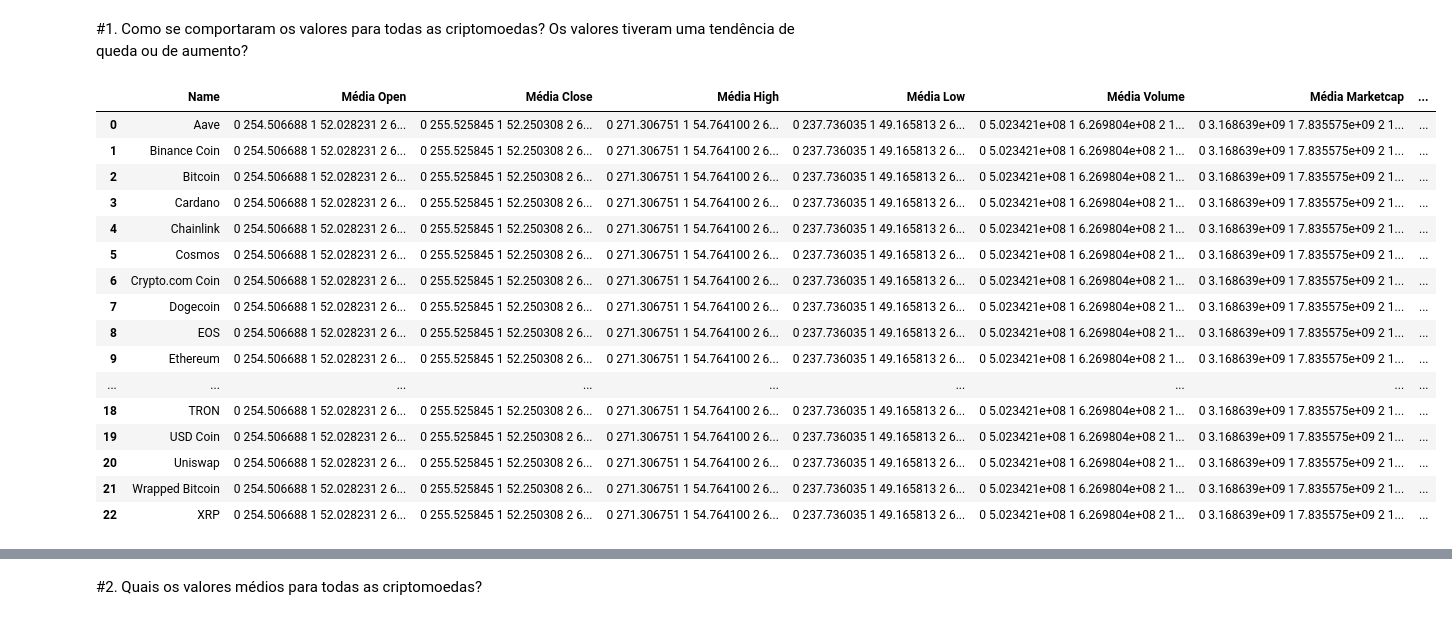
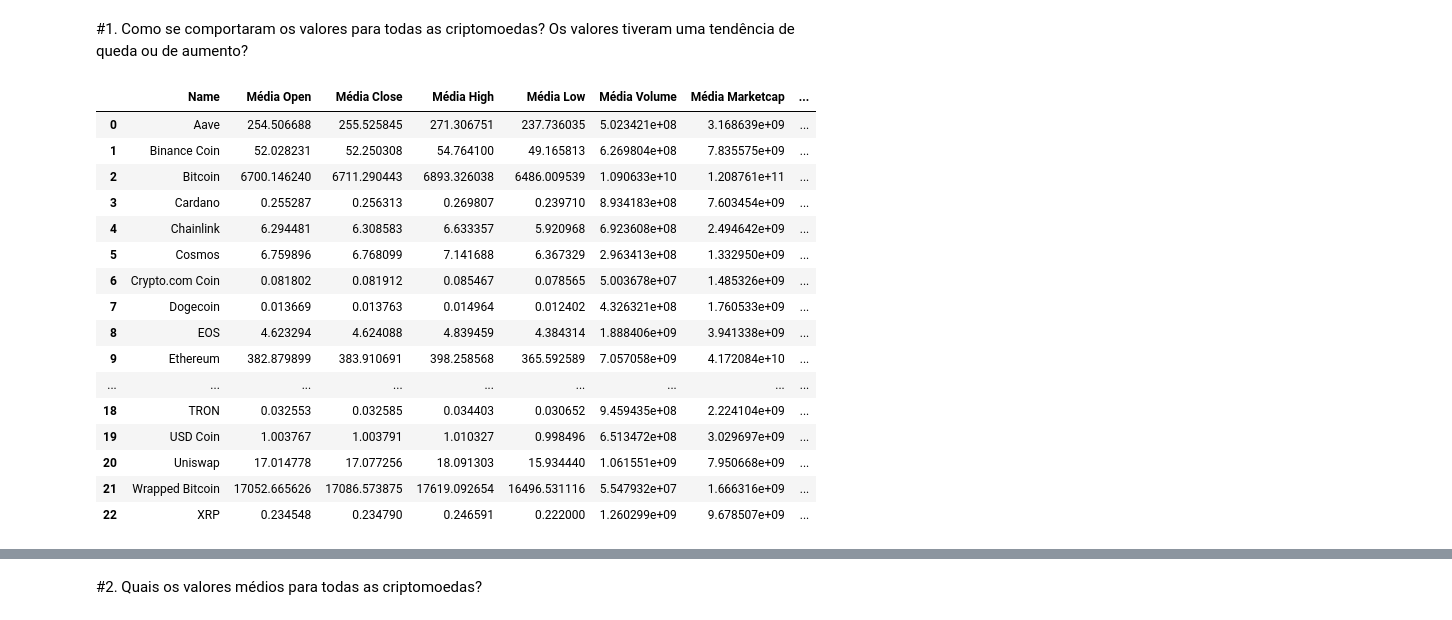
Before and after one commit to WillianXG/Projeto_Em_grupo-Modulo-3, a Jupyter notebook: grupoModulo3.ipynb, the cells around one changed output, grey strips where cells are left out. Saved outputs shown, nothing was run; the diff lists cells and outputs as text; code cells hidden in the pictures.

```diff
--- a/grupoModulo3.ipynb
+++ b/grupoModulo3.ipynb
@@ -140,16 +140,26 @@ def diasSemana(criptomoedas):
 
 def calculandoTendencia(criptomoedas):
     resultados = []
+
     for criptomoeda in criptomoedas:
-        name=statistics.mode(criptomoeda['Name'])
+        name = criptomoeda['Name'].iloc[0]  # Obtém o nome da criptomoeda
+
         # Calcula a diferença entre os preços de fechamento consecutivos
         criptomoeda['Diferença'] = criptomoeda['Close'].diff()
 
-        # Calcula a média de cada coluna numérica
-        media = calculandoMedia(criptomoedas)
+        # Calcula as médias de cada coluna numérica
+        media = {
+            'Open': criptomoeda['Open'].mean(),
+            'Close': criptomoeda['Close'].mean(),
+            'High': criptomoeda['High'].mean(),
+            'Low': criptomoeda['Low'].mean(),
+            'Volume': criptomoeda['Volume'].mean(),
+            'Marketcap': criptomoeda['Marketcap'].mean()
+        }
 
         # Calcula a tendência geral para esta criptomoeda usando mode
-        tendencia_geral = statistics.mode(criptomoeda['Diferença'].apply(lambda x: '↑' if x > 0 else ('↓' if x < 0 else '-')))
+        tendencia_geral = statistics.mode(criptomoeda['Diferença'].apply(lambda x: '1' if x > 0 else ('0' if x < 0 else '-')))
+
         # Adiciona a tendência geral e as médias ao resultado
         resultados.append({
             'Name': name,
@@ -162,7 +172,7 @@ def calculandoTendencia(criptomoedas):
             'Tendência Geral': tendencia_geral
         })
 
-        # Remove as colunas de diferença, se necessário
+        # Remove a coluna de diferença, se necessário
         criptomoeda.drop(columns=['Diferença'], inplace=True)
 
     # Retorna o resultado final como DataFrame
@@ -323,28 +333,29 @@ for indice, criptomoeda in enumerate(criptomoedas):
 # %%
 calculandoTendencia(criptomoedas)
 
 tendencia = pd.DataFrame(calculandoTendencia(criptomoedas))
 
 df = tendencia
+df['Tendência Geral'] = df['Tendência Geral'].astype(int)
 df
 # %% [output]
 |  | Name | Média Open | Média Close | Média High | Média Low | Média Volume | Média Marketcap | ... |
-| 0 | Aave | 0 254.506688 1 52.028231 2 6... | 0 255.525845 1 52.250308 2 6... | 0 271.306751 1 54.764100 2 6... | 0 237.736035 1 49.165813 2 6... | 0 5.023421e+08 1 6.269804e+08 2 1... | 0 3.168639e+09 1 7.835575e+09 2 1... | ... |
-| 1 | Binance Coin | 0 254.506688 1 52.028231 2 6... | 0 255.525845 1 52.250308 2 6... | 0 271.306751 1 54.764100 2 6... | 0 237.736035 1 49.165813 2 6... | 0 5.023421e+08 1 6.269804e+08 2 1... | 0 3.168639e+09 1 7.835575e+09 2 1... | ... |
-| 2 | Bitcoin | 0 254.506688 1 52.028231 2 6... | 0 255.525845 1 52.250308 2 6... | 0 271.306751 1 54.764100 2 6... | 0 237.736035 1 49.165813 2 6... | 0 5.023421e+08 1 6.269804e+08 2 1... | 0 3.168639e+09 1 7.835575e+09 2 1... | ... |
-| 3 | Cardano | 0 254.506688 1 52.028231 2 6... | 0 255.525845 1 52.250308 2 6... | 0 271.306751 1 54.764100 2 6... | 0 237.736035 1 49.165813 2 6... | 0 5.023421e+08 1 6.269804e+08 2 1... | 0 3.168639e+09 1 7.835575e+09 2 1... | ... |
-| 4 | Chainlink | 0 254.506688 1 52.028231 2 6... | 0 255.525845 1 52.250308 2 6... | 0 271.306751 1 54.764100 2 6... | 0 237.736035 1 49.165813 2 6... | 0 5.023421e+08 1 6.269804e+08 2 1... | 0 3.168639e+09 1 7.835575e+09 2 1... | ... |
-| 5 | Cosmos | 0 254.506688 1 52.028231 2 6... | 0 255.525845 1 52.250308 2 6... | 0 271.306751 1 54.764100 2 6... | 0 237.736035 1 49.165813 2 6... | 0 5.023421e+08 1 6.269804e+08 2 1... | 0 3.168639e+09 1 7.835575e+09 2 1... | ... |
-| 6 | Crypto.com Coin | 0 254.506688 1 52.028231 2 6... | 0 255.525845 1 52.250308 2 6... | 0 271.306751 1 54.764100 2 6... | 0 237.736035 1 49.165813 2 6... | 0 5.023421e+08 1 6.269804e+08 2 1... | 0 3.168639e+09 1 7.835575e+09 2 1... | ... |
-| 7 | Dogecoin | 0 254.506688 1 52.028231 2 6... | 0 255.525845 1 52.250308 2 6... | 0 271.306751 1 54.764100 2 6... | 0 237.736035 1 49.165813 2 6... | 0 5.023421e+08 1 6.269804e+08 2 1... | 0 3.168639e+09 1 7.835575e+09 2 1... | ... |
-| 8 | EOS | 0 254.506688 1 52.028231 2 6... | 0 255.525845 1 52.250308 2 6... | 0 271.306751 1 54.764100 2 6... | 0 237.736035 1 49.165813 2 6... | 0 5.023421e+08 1 6.269804e+08 2 1... | 0 3.168639e+09 1 7.835575e+09 2 1... | ... |
-| 9 | Ethereum | 0 254.506688 1 52.028231 2 6... | 0 255.525845 1 52.250308 2 6... | 0 271.306751 1 54.764100 2 6... | 0 237.736035 1 49.165813 2 6... | 0 5.023421e+08 1 6.269804e+08 2 1... | 0 3.168639e+09 1 7.835575e+09 2 1... | ... |
+| 0 | Aave | 254.506688 | 255.525845 | 271.306751 | 237.736035 | 5.023421e+08 | 3.168639e+09 | ... |
+| 1 | Binance Coin | 52.028231 | 52.250308 | 54.764100 | 49.165813 | 6.269804e+08 | 7.835575e+09 | ... |
+| 2 | Bitcoin | 6700.146240 | 6711.290443 | 6893.326038 | 6486.009539 | 1.090633e+10 | 1.208761e+11 | ... |
+| 3 | Cardano | 0.255287 | 0.256313 | 0.269807 | 0.239710 | 8.934183e+08 | 7.603454e+09 | ... |
+| 4 | Chainlink | 6.294481 | 6.308583 | 6.633357 | 5.920968 | 6.923608e+08 | 2.494642e+09 | ... |
+| 5 | Cosmos | 6.759896 | 6.768099 | 7.141688 | 6.367329 | 2.963413e+08 | 1.332950e+09 | ... |
+| 6 | Crypto.com Coin | 0.081802 | 0.081912 | 0.085467 | 0.078565 | 5.003678e+07 | 1.485326e+09 | ... |
+| 7 | Dogecoin | 0.013669 | 0.013763 | 0.014964 | 0.012402 | 4.326321e+08 | 1.760533e+09 | ... |
+| 8 | EOS | 4.623294 | 4.624088 | 4.839459 | 4.384314 | 1.888406e+09 | 3.941338e+09 | ... |
+| 9 | Ethereum | 382.879899 | 383.910691 | 398.258568 | 365.592589 | 7.057058e+09 | 4.172084e+10 | ... |
 | ... | ... | ... | ... | ... | ... | ... | ... | ... |
-| 18 | TRON | 0 254.506688 1 52.028231 2 6... | 0 255.525845 1 52.250308 2 6... | 0 271.306751 1 54.764100 2 6... | 0 237.736035 1 49.165813 2 6... | 0 5.023421e+08 1 6.269804e+08 2 1... | 0 3.168639e+09 1 7.835575e+09 2 1... | ... |
-| 19 | USD Coin | 0 254.506688 1 52.028231 2 6... | 0 255.525845 1 52.250308 2 6... | 0 271.306751 1 54.764100 2 6... | 0 237.736035 1 49.165813 2 6... | 0 5.023421e+08 1 6.269804e+08 2 1... | 0 3.168639e+09 1 7.835575e+09 2 1... | ... |
-| 20 | Uniswap | 0 254.506688 1 52.028231 2 6... | 0 255.525845 1 52.250308 2 6... | 0 271.306751 1 54.764100 2 6... | 0 237.736035 1 49.165813 2 6... | 0 5.023421e+08 1 6.269804e+08 2 1... | 0 3.168639e+09 1 7.835575e+09 2 1... | ... |
-| 21 | Wrapped Bitcoin | 0 254.506688 1 52.028231 2 6... | 0 255.525845 1 52.250308 2 6... | 0 271.306751 1 54.764100 2 6... | 0 237.736035 1 49.165813 2 6... | 0 5.023421e+08 1 6.269804e+08 2 1... | 0 3.168639e+09 1 7.835575e+09 2 1... | ... |
-| 22 | XRP | 0 254.506688 1 52.028231 2 6... | 0 255.525845 1 52.250308 2 6... | 0 271.306751 1 54.764100 2 6... | 0 237.736035 1 49.165813 2 6... | 0 5.023421e+08 1 6.269804e+08 2 1... | 0 3.168639e+09 1 7.835575e+09 2 1... | ... |
+| 18 | TRON | 0.032553 | 0.032585 | 0.034403 | 0.030652 | 9.459435e+08 | 2.224104e+09 | ... |
+| 19 | USD Coin | 1.003767 | 1.003791 | 1.010327 | 0.998496 | 6.513472e+08 | 3.029697e+09 | ... |
+| 20 | Uniswap | 17.014778 | 17.077256 | 18.091303 | 15.934440 | 1.061551e+09 | 7.950668e+09 | ... |
+| 21 | Wrapped Bitcoin | 17052.665626 | 17086.573875 | 17619.092654 | 16496.531116 | 5.547932e+07 | 1.666316e+09 | ... |
+| 22 | XRP | 0.234548 | 0.234790 | 0.246591 | 0.222000 | 1.260299e+09 | 9.678507e+09 | ... |
 # %%
 from matplotlib import pyplot as plt
 import seaborn as sns
```
Also changed, not shown: parts of 4 cells of this notebook.
